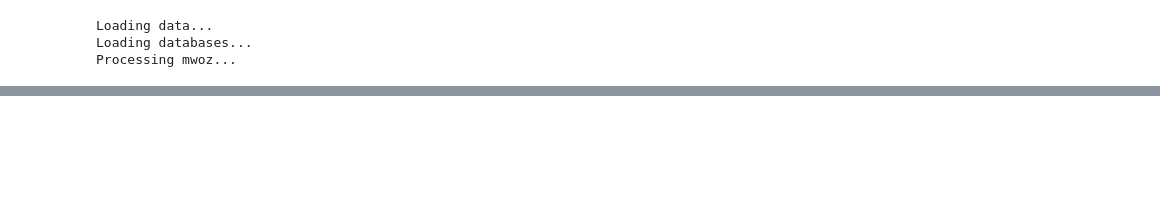
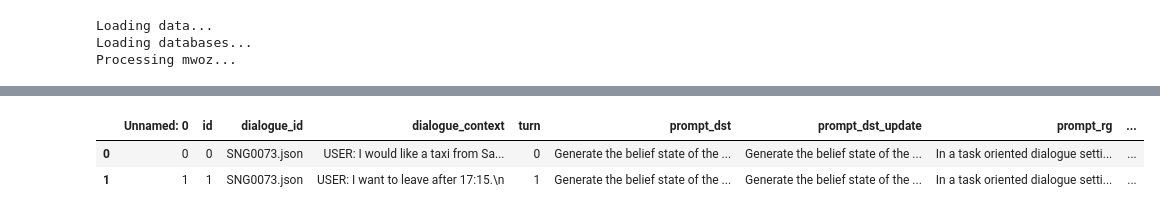
Before and after one commit to WillyHC22/InstructTODS, a Jupyter notebook: mwoz21_rg_explo.ipynb, the cells around one changed output, grey strips where cells are left out. Cells and saved outputs as stored; diff of their text form; code cells hidden in the pictures; blank space fills up the shorter version.

```diff
--- a/mwoz21_rg_explo.ipynb
+++ b/mwoz21_rg_explo.ipynb
@@ -821,0 +655,39 @@ No belief state: as there is no user input in last turn, belief state remains sa
+# %%
+from word2number import w2n
+
+rg_results_gpt4 = pd.read_csv("/home/willy/instructod/src/RG/results/gpt-4_rg_full_output.csv")
+rg_results_gpt3 = pd.read_csv("/home/willy/instructod/src/RG/results/gpt-3.5-turbo_rg_full_output_latestSave.csv")
+rg_results_gpt3.dropna(subset=['preds'], inplace=True)
+
+def add_delexicalize_response(df_results):
+    import ast
+    delex_preds = []
+
+    for idx, row in df_results.iterrows():
+        if isinstance(row["gold_act"], str):
+            gold_act = ast.literal_eval(row["gold_act"])
+        else:
+            gold_act = row["gold_act"]
+        pred = row["preds"].lower()
+        delex_pred = pred
+        for k, v in gold_act.items():
+            if "inform" in k.lower() or "recommend" in k.lower():
+                for slot_values in v:
+                    placeholder = "[" + slot_values[0].lower() + "_value]"
+                    delex_pred = delex_pred.replace(slot_values[1].lower(), placeholder)
+                    if slot_values[1].lower() != "two 2":
+                        try:
+                            converted_nb = w2n.word_to_num(slot_values[1].lower())
+                            delex_pred = delex_pred.replace(str(converted_nb), placeholder)
+                        except:
+                            pass
+
+            else:
+                continue
+        delex_preds.append(delex_pred)
+
+    df_results["delexicalized_preds"] = delex_preds
+    return df_results
+# %%
+rg_results_gpt4 = add_delexicalize_response(rg_results_gpt4)
+rg_results_gpt3 = add_delexicalize_response(rg_results_gpt3)
@@ -821,0 +721,6 @@ No belief state: as there is no user input in last turn, belief state remains sa
+# %%
+rg_results_gpt4.head(2)
+# %% [output]
+|  | Unnamed: 0 | id | dialogue_id | dialogue_context | turn | prompt_dst | prompt_dst_update | prompt_rg | ... |
+| 0 | 0 | 0 | SNG0073.json | USER: I would like a taxi from Sa... | 0 | Generate the belief state of the ... | Generate the belief state of the ... | In a task oriented dialogue setti... | ... |
+| 1 | 1 | 1 | SNG0073.json | USER: I want to leave after 17:15.\n | 1 | Generate the belief state of the ... | Generate the belief state of the ... | In a task oriented dialogue setti... | ... |
```
Also changed, not shown: parts of 48 cells of this notebook, 12 other files.
